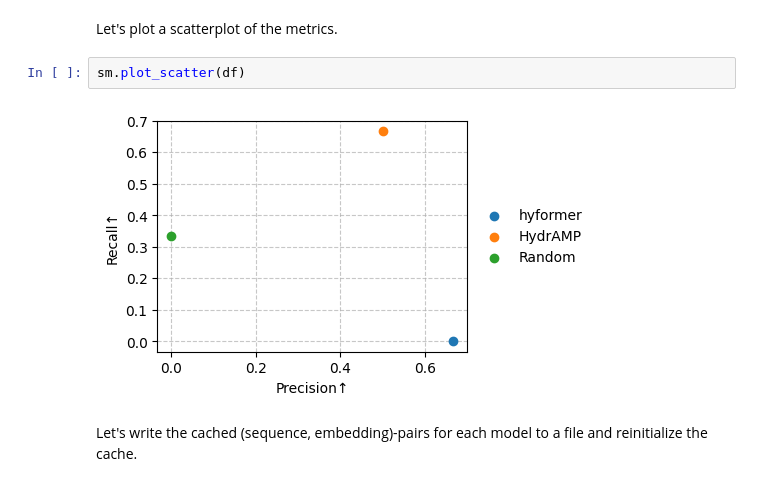
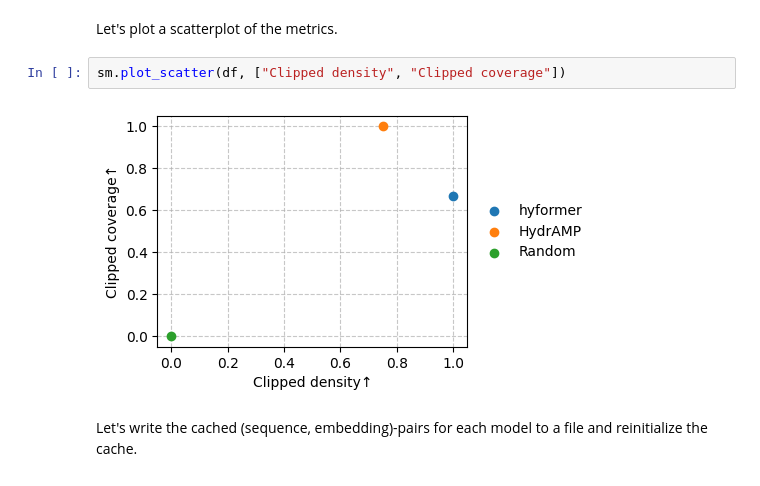
Before and after one commit to szczurek-lab/seqme, a Jupyter notebook: docs/tutorials/getting_started.ipynb, the cells around one changed output. Saved outputs shown, nothing was run; the diff lists cells and outputs as text.

```diff
--- a/docs/tutorials/getting_started.ipynb
+++ b/docs/tutorials/getting_started.ipynb
@@ -303,9 +303,9 @@ sm.show(df, color="#69bce8")
 # %% [markdown]
 Let's plot a scatterplot of the metrics.
 # %%
-sm.plot_scatter(df)
+sm.plot_scatter(df, ["Clipped density", "Clipped coverage"])
 # %% [output]
-[figure, old version]
+[figure, new version]
 # %% [markdown]
 Let's write the cached (sequence, embedding)-pairs for each model to a file and reinitialize the cache.
 # %%
```
Also changed, not shown: 1 other file.
